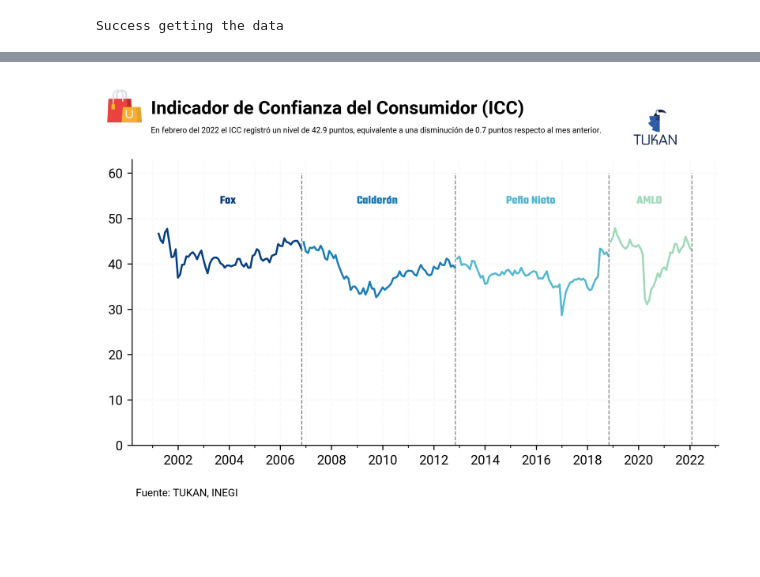
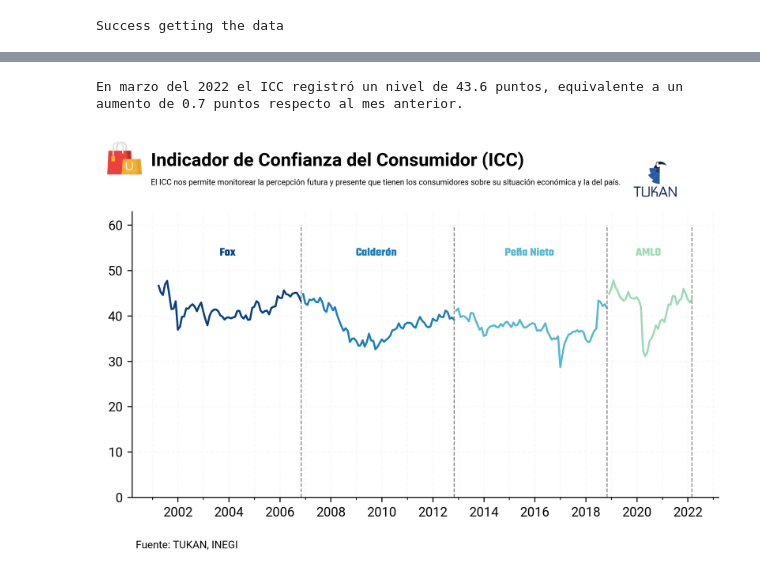
Before and after one commit to TukanMx/tukan_notebooks, a Jupyter notebook: social/social_media/enco/enco_template.ipynb, the cells around one changed output, grey strips where cells are left out. Saved outputs shown, nothing was run; the diff lists cells and outputs as text; code cells hidden in the pictures; blank space fills up the shorter version.

```diff
--- a/social/social_media/enco/enco_template.ipynb
+++ b/social/social_media/enco/enco_template.ipynb
@@ -133,0 +134,10 @@ final_data
+# %%
+final_data['mom_var'] = (final_data['f789b42197d3c85']-final_data['f789b42197d3c85'].shift())
+final_data['yoy_var'] = (final_data['f789b42197d3c85']-final_data['f789b42197d3c85'].shift(12))
+last_value = final_data['f789b42197d3c85'].iloc[-1]
+yoy_var =final_data['yoy_var'].iloc[-1]
+mom_var = final_data['mom_var'].iloc[-1]
+last_date = final_data['date'].iloc[-1]
+print(f"The ICC on {last_date.strftime('%b-%Y')} came in {last_value:.2f}.  The yoy change was {yoy_var:.2f}, while the mom change was {mom_var:.2f}")
+# final_data[(final_data['f789b42197d3c85']>=96) & (final_data['f789b42197d3c85']<=98)]
+# final_data[(final_data['yoy_var']>=0.08) & (final_data['yoy_var']<=0.09)]
@@ -191,43 +223,46 @@ fig.text(
 fig.text(
     0.15,
     0.95,
-    f"En {last_month} el ICC registró un nivel de {last_value} puntos, equivalente a {var_value} de {abs(change_value.round(1))} puntos respecto al mes anterior.",
+    f"El ICC nos permite monitorear la percepción futura y presente que tienen los consumidores sobre su situación económica y la del país. ",
     size=6
 )
 # Add footer
 fig.text(0.13, -0.01, "Fuente: TUKAN, INEGI", fontsize=8)
 
 # Save plot with TUKAN logo, transparent and white
 # plt.savefig(
 #     "plots/icc_no_logo.svg",
 #     dpi=300,
 #     bbox_inches="tight",
 #     # facecolor="white",
 #     edgecolor="none",
 #     transparent=True,
 # )
 
 tukan_im = image.imread(module_path + "\\assets\\logo\\logo192.png")
 newax = fig.add_axes([0.72, .88, 0.14, 0.17], anchor="NE", zorder=1)
 newax.imshow(tukan_im)
 newax.axis("off")
 
-# plt.savefig(
-#     "plots/icc_logo.png",
-#     dpi=300,
-#     bbox_inches="tight",
-#     # facecolor="white",
-#     edgecolor="none",
-#     transparent=True,
-# )
+plt.savefig(
+    "plots/icc_logo.png",
+    dpi=300,
+    bbox_inches="tight",
+    # facecolor="white",
+    edgecolor="none",
+    transparent=True,
+)
 
 plt.savefig(
     "plots/icc_white_logo.png",
     dpi=300,
     bbox_inches="tight",
     facecolor="white",
     edgecolor="none",
     transparent=False,
 )
+
+print(f"En {last_month} el ICC registró un nivel de {last_value} puntos, equivalente a {var_value} de {abs(change_value.round(1))} puntos respecto al mes anterior.")
 # %% [output]
+En marzo del 2022 el ICC registró un nivel de 43.6 puntos, equivalente a un aumento de 0.7 puntos respecto al mes anterior.
-[figure, old version]
+[figure, new version]
```
Also changed, not shown: parts of 3 cells of this notebook, 1 other file.
